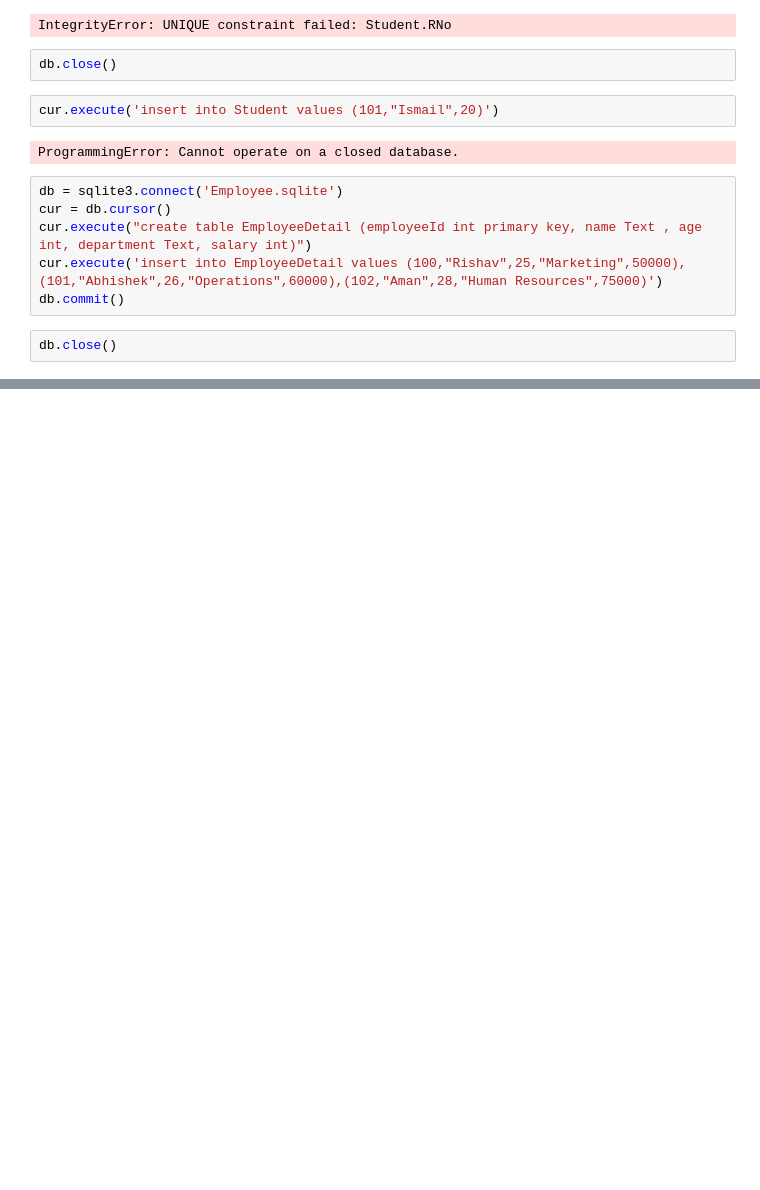
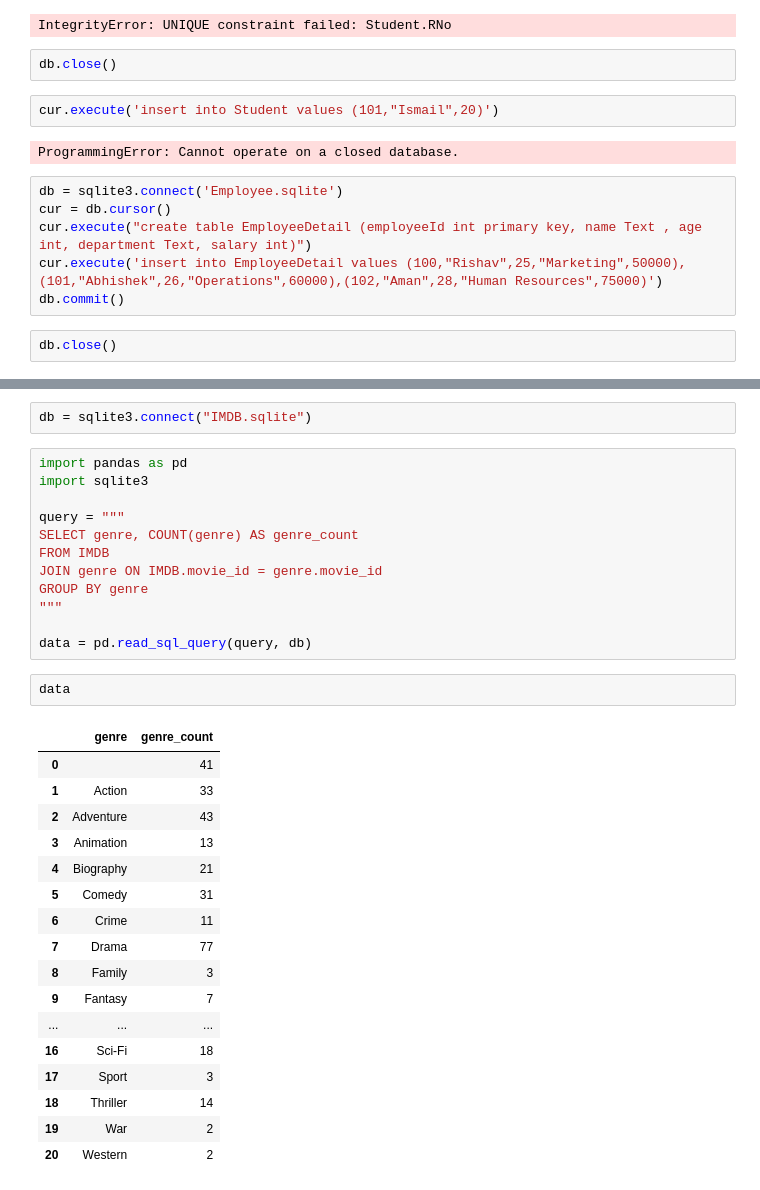
Before and after one commit to shaikismail0423/Machine-Learning-and-Data-Science, a Jupyter notebook: SQL/Sqlite.ipynb, the cells around one changed output, grey strips where cells are left out. Drawn from its saved outputs; the diff is of its cells as text; blank space fills up the shorter version.

Commit message:
Learnt How to work with sql with pandas

```diff
--- a/SQL/Sqlite.ipynb
+++ b/SQL/Sqlite.ipynb
@@ -50,0 +318,34 @@ db.close()
+# %%
+db = sqlite3.connect("IMDB.sqlite")
+# %%
+import pandas as pd
+import sqlite3
+
+query = """
+SELECT genre, COUNT(genre) AS genre_count
+FROM IMDB
+JOIN genre ON IMDB.movie_id = genre.movie_id
+GROUP BY genre
+"""
+
+data = pd.read_sql_query(query, db)
+# %%
+data
+# %% [output]
+|  | genre | genre_count |
+| 0 |  | 41 |
+| 1 | Action | 33 |
+| 2 | Adventure | 43 |
+| 3 | Animation | 13 |
+| 4 | Biography | 21 |
+| 5 | Comedy | 31 |
+| 6 | Crime | 11 |
+| 7 | Drama | 77 |
+| 8 | Family | 3 |
+| 9 | Fantasy | 7 |
+| ... | ... | ... |
+| 16 | Sci-Fi | 18 |
+| 17 | Sport | 3 |
+| 18 | Thriller | 14 |
+| 19 | War | 2 |
+| 20 | Western | 2 |
```
Also changed, not shown: parts of 51 cells of this notebook, 4 other files.
